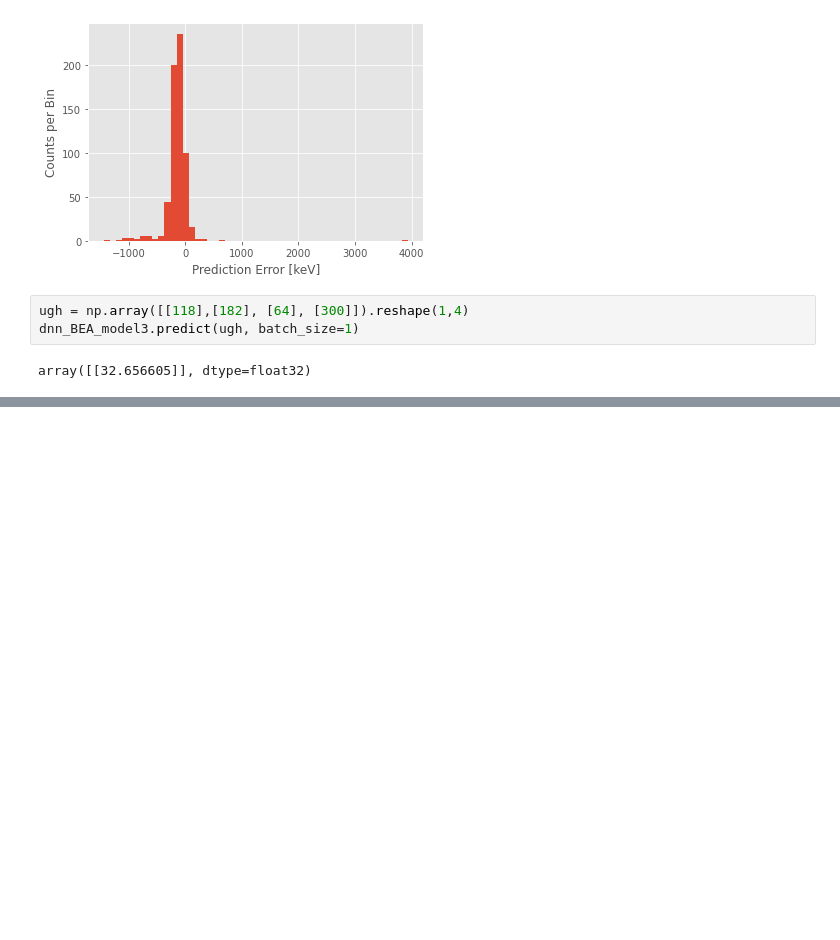
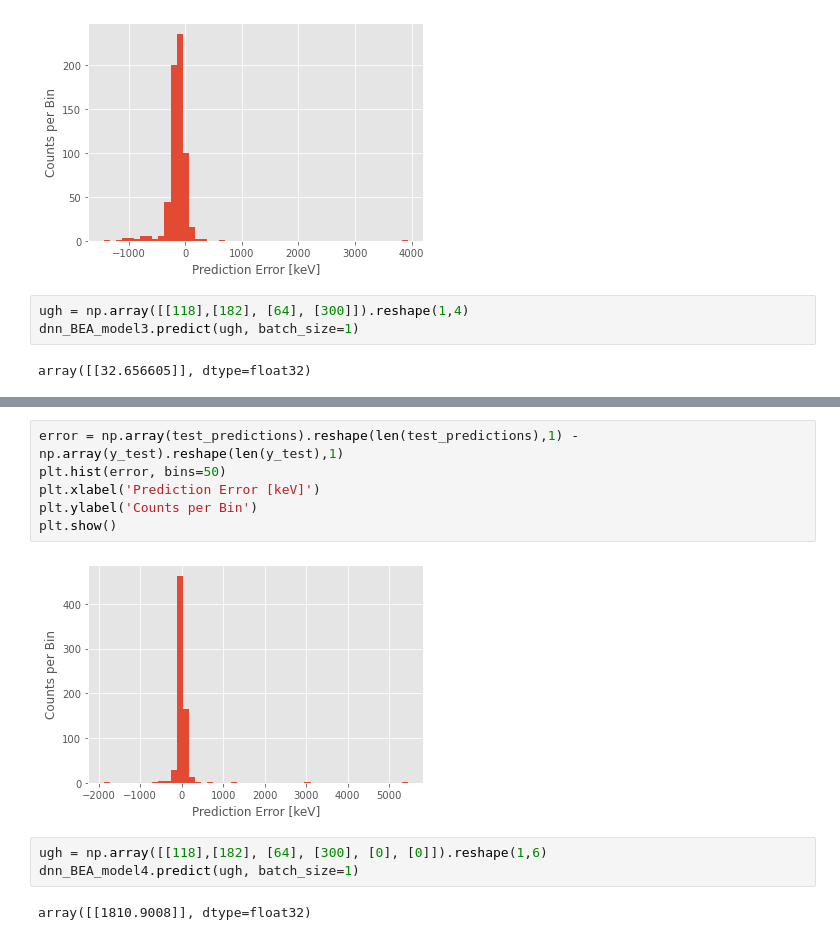
Before and after one commit to jtkwar/nuclear_musings, a Jupyter notebook: NuclearMassPredictor_v1.ipynb, the cells around one changed output, grey strips where cells are left out. Saved outputs shown, nothing was run; the diff lists cells and outputs as text; blank space fills up the shorter version.

```diff
--- a/NuclearMassPredictor_v1.ipynb
+++ b/NuclearMassPredictor_v1.ipynb
@@ -689,0 +809,13 @@ array([[32.656605]], dtype=float32)
+# %%
+error = np.array(test_predictions).reshape(len(test_predictions),1) - np.array(y_test).reshape(len(y_test),1)
+plt.hist(error, bins=50)
+plt.xlabel('Prediction Error [keV]')
+plt.ylabel('Counts per Bin')
+plt.show()
+# %% [output]
+[figure, added]
+# %%
+ugh = np.array([[118],[182], [64], [300], [0], [0]]).reshape(1,6)
+dnn_BEA_model4.predict(ugh, batch_size=1)
+# %% [output]
+array([[1810.9008]], dtype=float32)
```
Also changed, not shown: parts of 13 cells of this notebook.
